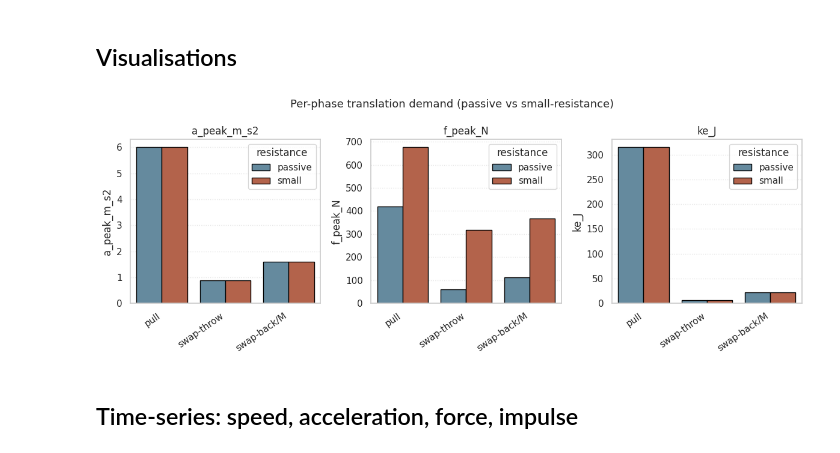
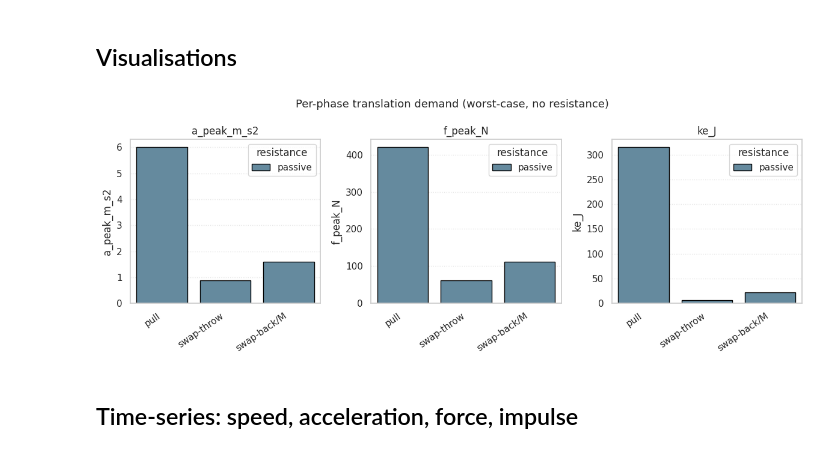
Before and after one commit to stellarshenson/henryk-simulations, a Jupyter notebook: notebooks/01-kj-corridor-kinematics.ipynb, the cells around one changed output. Cells and saved outputs as stored; diff of their text form; code cells hidden in the pictures.

```diff
--- a/notebooks/01-kj-corridor-kinematics.ipynb
+++ b/notebooks/01-kj-corridor-kinematics.ipynb
@@ -616,16 +615,18 @@ plt.show()
 # %% [markdown]
 ## Visualisations
 # %%
-# Per-phase demand: acceleration, force, KE (passive vs small)
+# Per-phase translation demand (worst-case, no resistance)
+demand_df = results_df[results_df["a_peak_m_s2"] > 0].copy()
+demand_df["resistance"] = "passive"
 fig_demand = plot_per_phase_demand(
-    results_df[results_df["a_peak_m_s2"] > 0],
+    demand_df,
     columns=["a_peak_m_s2", "f_peak_N", "ke_J"],
     out_path=FIG_DIR / "01-per-phase-demand.png",
-    title="Per-phase translation demand (passive vs small-resistance)",
+    title="Per-phase translation demand (worst-case, no resistance)",
 )
 plt.show()
 # %% [output]
-[figure, old version]
+[figure, new version]
 # %% [markdown]
 ## Time-series: speed, acceleration, force, impulse
 # %%
```
Also changed, not shown: parts of 2 cells of this notebook, 8 other files.
